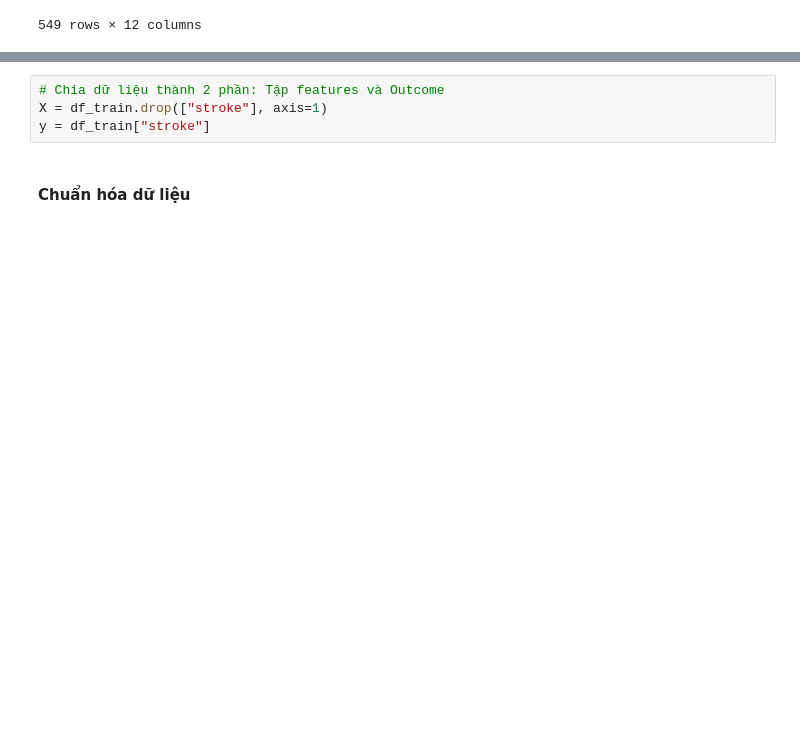
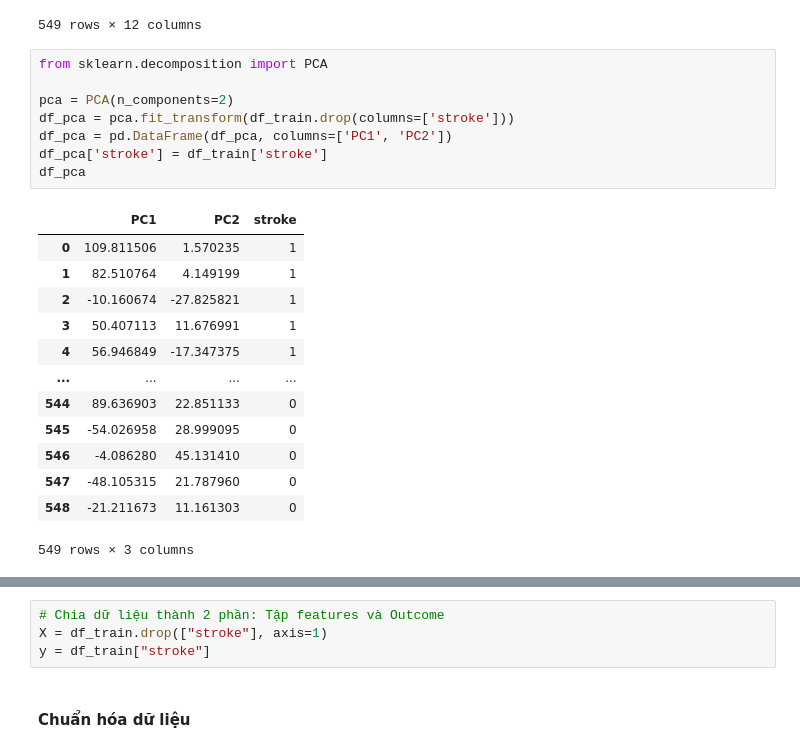
Before and after one commit to PeihPeih/Predict_Stroke, a Jupyter notebook: stroke-prediction.ipynb, the cells around one changed output, grey strips where cells are left out. Drawn from its saved outputs; the diff is of its cells as text; blank space fills up the shorter version.

```diff
--- a/stroke-prediction.ipynb
+++ b/stroke-prediction.ipynb
@@ -60,3 +66,25 @@ df_train
 | 547 | 26.0 | 0 | 0 | 75.29 | 22.60000 | 0 | 0.0 | 0.0 | ... |
 | 548 | 40.0 | 0 | 0 | 100.35 | 28.10000 | 0 | 0.0 | 0.0 | ... |
 549 rows × 12 columns
+# %%
+from sklearn.decomposition import PCA
+
+pca = PCA(n_components=2)
+df_pca = pca.fit_transform(df_train.drop(columns=['stroke']))
+df_pca = pd.DataFrame(df_pca, columns=['PC1', 'PC2'])
+df_pca['stroke'] = df_train['stroke']
+df_pca
+# %% [output]
+|  | PC1 | PC2 | stroke |
+| 0 | 109.811506 | 1.570235 | 1 |
+| 1 | 82.510764 | 4.149199 | 1 |
+| 2 | -10.160674 | -27.825821 | 1 |
+| 3 | 50.407113 | 11.676991 | 1 |
+| 4 | 56.946849 | -17.347375 | 1 |
+| ... | ... | ... | ... |
+| 544 | 89.636903 | 22.851133 | 0 |
+| 545 | -54.026958 | 28.999095 | 0 |
+| 546 | -4.086280 | 45.131410 | 0 |
+| 547 | -48.105315 | 21.787960 | 0 |
+| 548 | -21.211673 | 11.161303 | 0 |
+549 rows × 3 columns
```
Also changed, not shown: parts of 7 cells of this notebook, 2 other files.
